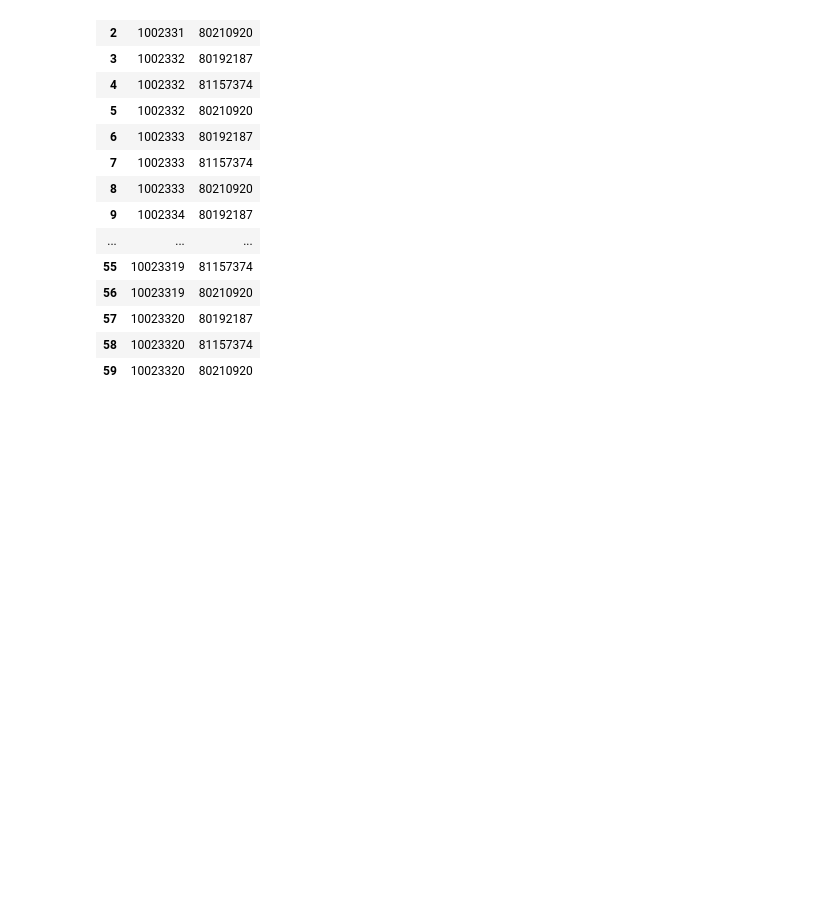
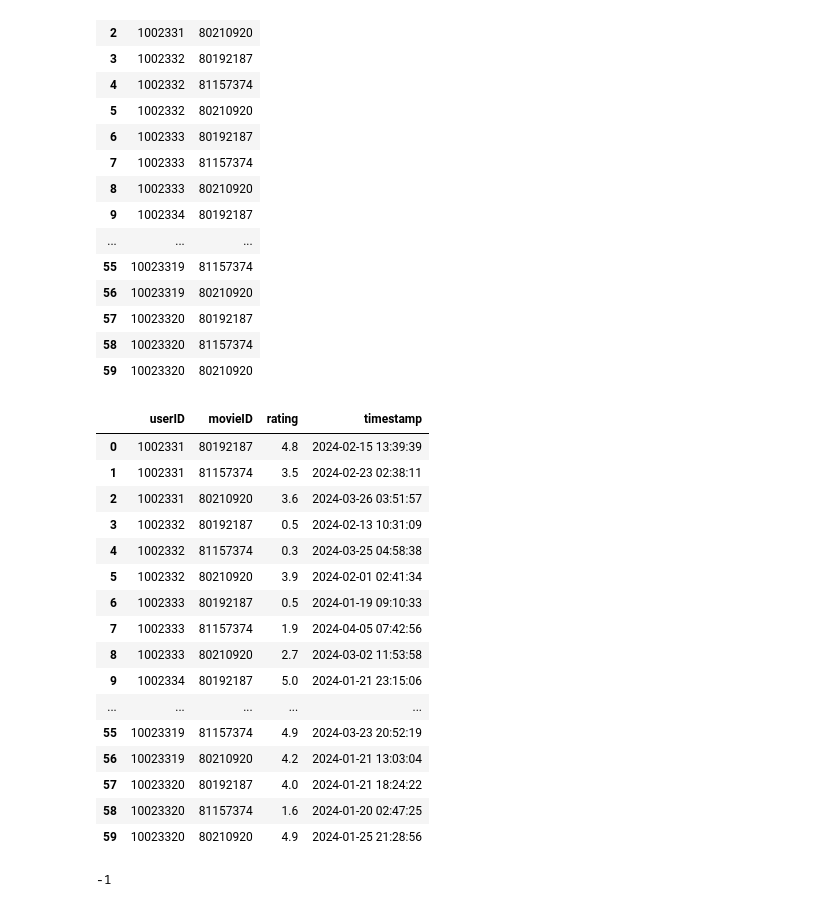
Before and after one commit to miguel-517/analisis_de_datos_netflix, a Jupyter notebook: ETL/Python/ETL.ipynb, the cells around one changed output. Drawn from its saved outputs; the diff is of its cells as text; code cells hidden in the pictures; blank space fills up the shorter version.

```diff
--- a/ETL/Python/ETL.ipynb
+++ b/ETL/Python/ETL.ipynb
@@ -173 +173,27 @@ def gen_timestamp():
     return random_date
+# %%
+watchs_df["rating"] = watchs_df["movieID"].apply(lambda x: gen_rating())
+watchs_df["timestamp"] = watchs_df["userID"].apply(lambda x: gen_timestamp())
+watchs_df
+# %% [output]
+|  | userID | movieID | rating | timestamp |
+| 0 | 1002331 | 80192187 | 4.8 | 2024-02-15 13:39:39 |
+| 1 | 1002331 | 81157374 | 3.5 | 2024-02-23 02:38:11 |
+| 2 | 1002331 | 80210920 | 3.6 | 2024-03-26 03:51:57 |
+| 3 | 1002332 | 80192187 | 0.5 | 2024-02-13 10:31:09 |
+| 4 | 1002332 | 81157374 | 0.3 | 2024-03-25 04:58:38 |
+| 5 | 1002332 | 80210920 | 3.9 | 2024-02-01 02:41:34 |
+| 6 | 1002333 | 80192187 | 0.5 | 2024-01-19 09:10:33 |
+| 7 | 1002333 | 81157374 | 1.9 | 2024-04-05 07:42:56 |
+| 8 | 1002333 | 80210920 | 2.7 | 2024-03-02 11:53:58 |
+| 9 | 1002334 | 80192187 | 5.0 | 2024-01-21 23:15:06 |
+| ... | ... | ... | ... | ... |
+| 55 | 10023319 | 81157374 | 4.9 | 2024-03-23 20:52:19 |
+| 56 | 10023319 | 80210920 | 4.2 | 2024-01-21 13:03:04 |
+| 57 | 10023320 | 80192187 | 4.0 | 2024-01-21 18:24:22 |
+| 58 | 10023320 | 81157374 | 1.6 | 2024-01-20 02:47:25 |
+| 59 | 10023320 | 80210920 | 4.9 | 2024-01-25 21:28:56 |
+# %%
+watchs_df.to_sql('observations', engine, if_exists='append', index=False)
+# %% [output]
+-1
```
Also changed, not shown: parts of 1 cell of this notebook.
